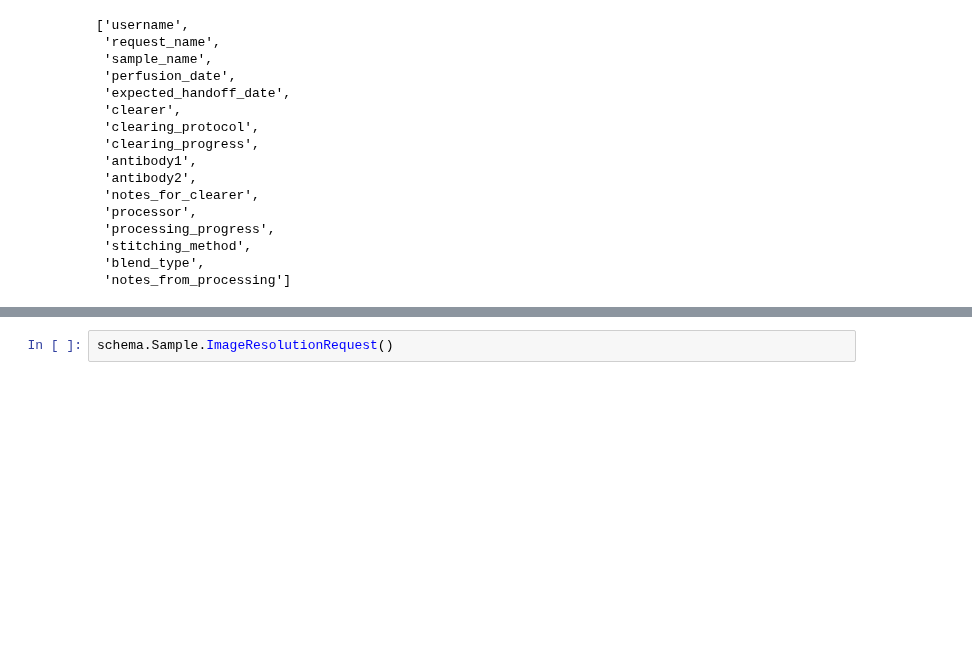
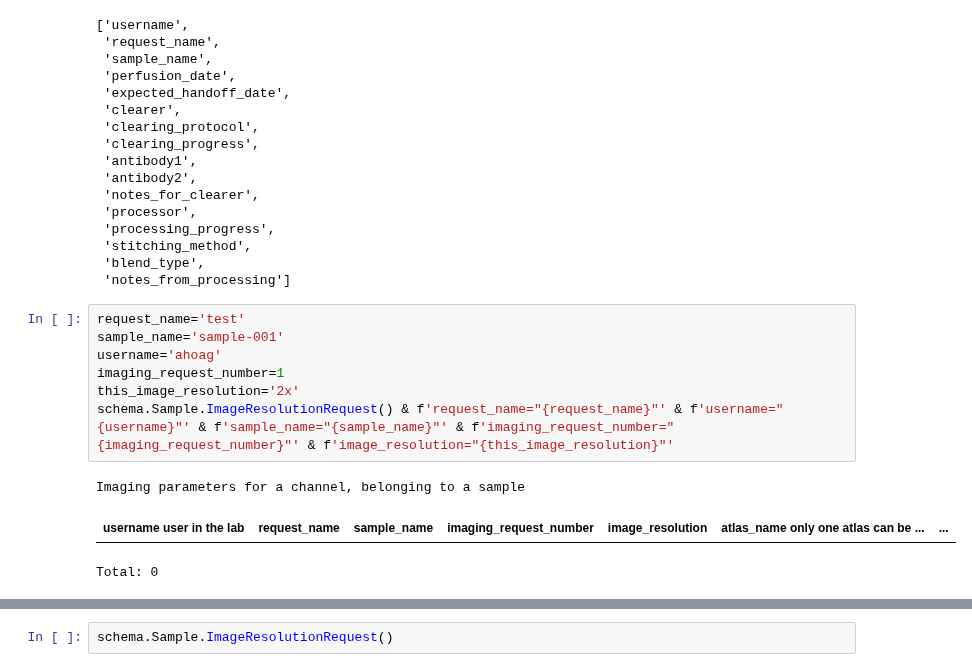
Before and after one commit to BrainCOGS/lightserv, a Jupyter notebook: notebooks/datajoint_sandbox.ipynb, the cells around one changed output, grey strips where cells are left out. Drawn from its saved outputs; the diff is of its cells as text; blank space fills up the shorter version.

```diff
--- a/notebooks/datajoint_sandbox.ipynb
+++ b/notebooks/datajoint_sandbox.ipynb
@@ -81,4 +81,15 @@ sample_contents.heading.names
  'stitching_method',
  'blend_type',
  'notes_from_processing']
+# %%
+request_name='test'
+sample_name='sample-001'
+username='ahoag'
+imaging_request_number=1
+this_image_resolution='2x'
+schema.Sample.ImageResolutionRequest() & f'request_name="{request_name}"' & f'username="{username}"' & f'sample_name="{sample_name}"' & f'imaging_request_number="{imaging_request_number}"' & f'image_resolution="{this_image_resolution}"'
+# %% [output]
+Imaging parameters for a channel, belonging to a sample
+| username user in the lab | request_name | sample_name | imaging_request_number | image_resolution | atlas_name only one atlas can be ... | ... |
+Total: 0
 # %%
```
Also changed, not shown: parts of 2 cells of this notebook, 3 other files.
